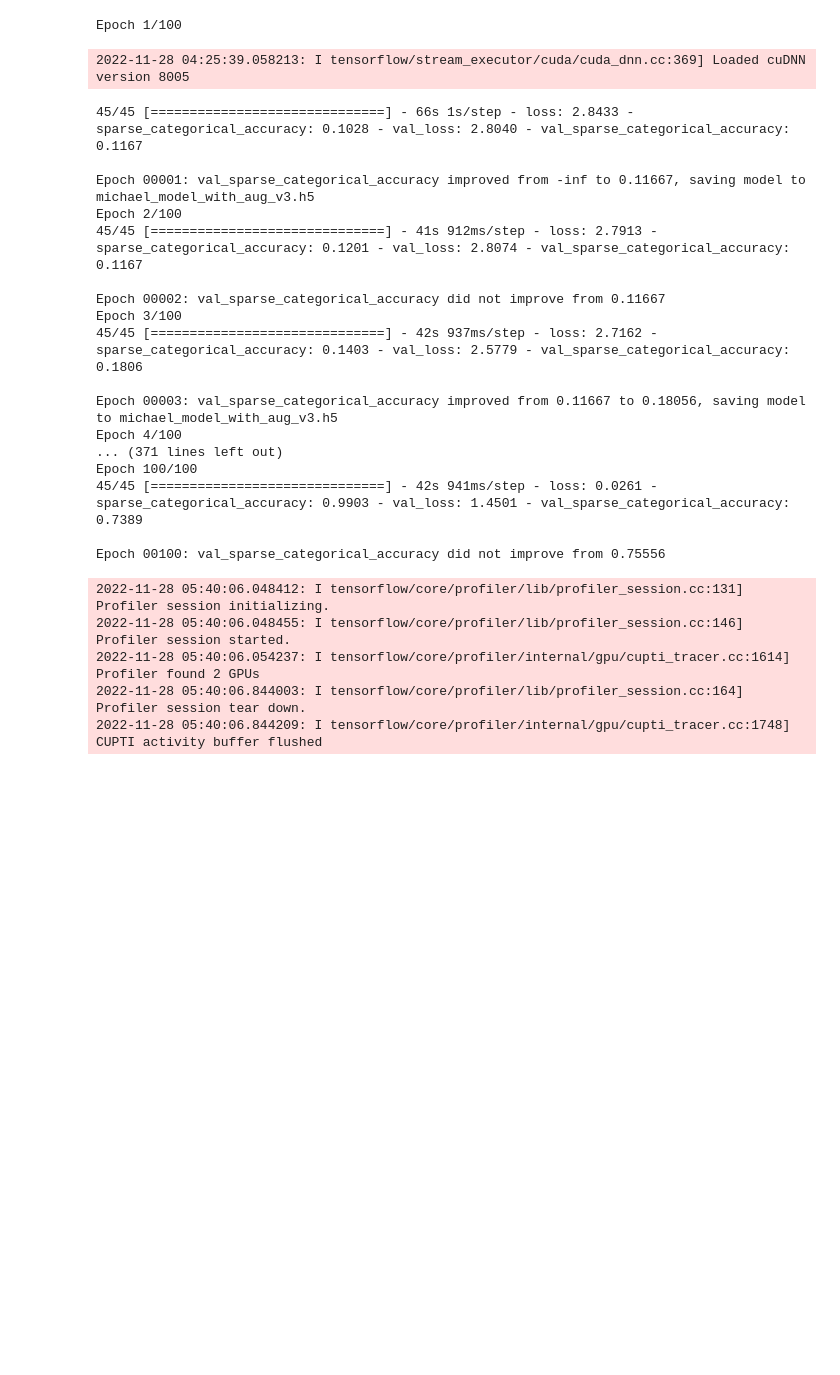
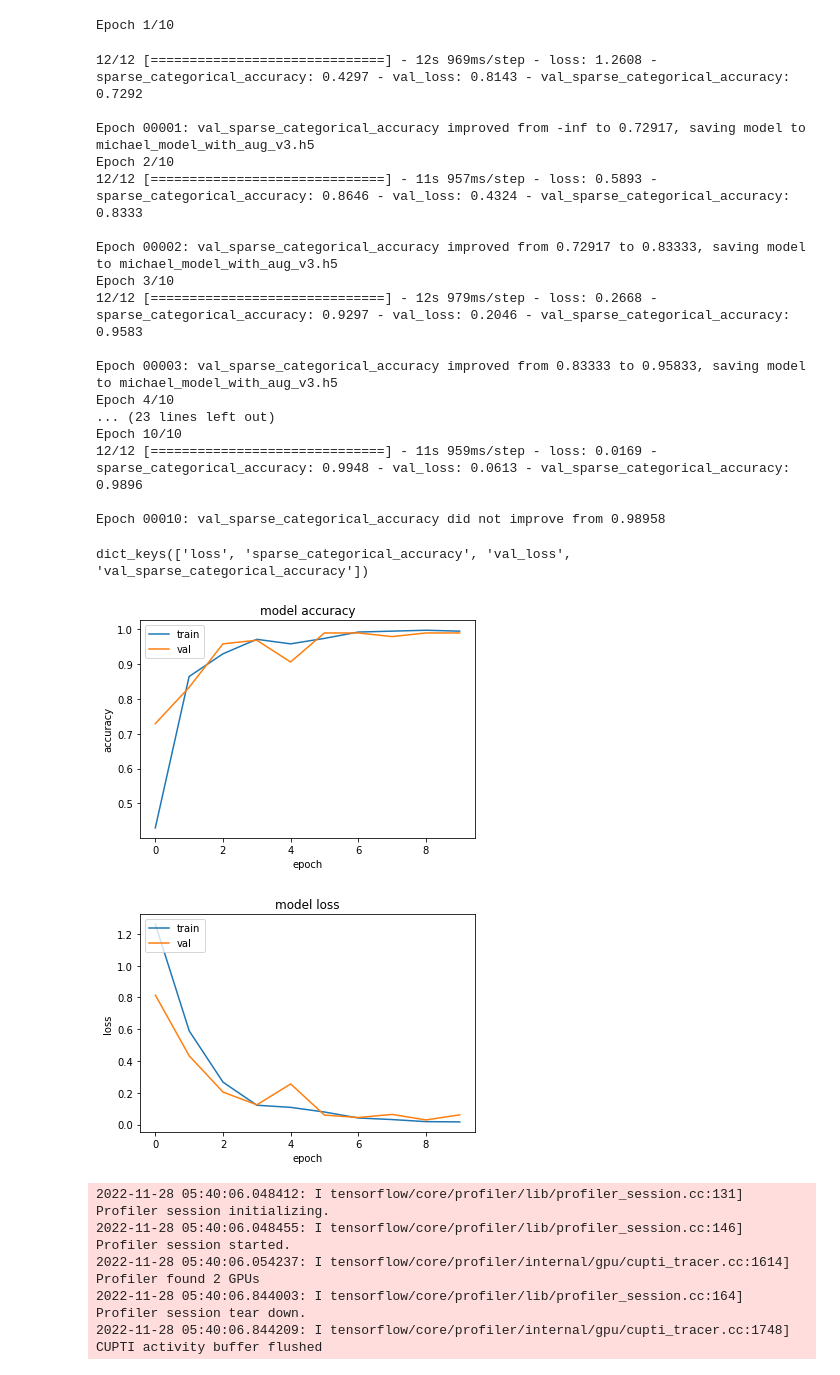
Before and after one commit to MSeutin/inYourFace, a Jupyter notebook: Michael_model/inyourface-michael.ipynb, the cells around one changed output. Cells and saved outputs as stored; diff of their text form; code cells hidden in the pictures; blank space fills up the shorter version.

Commit message:
Kaggle Notebook | inYourFace-Michael | Version 22

```diff
--- a/Michael_model/inyourface-michael.ipynb
+++ b/Michael_model/inyourface-michael.ipynb
@@ -14,10 +14,10 @@ from tensorflow import keras
 import tensorflow_hub as hub
 
 
-dirname = '/kaggle/input/celebrity-face-image-dataset/Celebrity Faces Dataset/'
+dirname = '/kaggle/input/'
 
-class_count = 17
-ds_size = 1800
+class_count = 4
+ds_size = 480
 
 batch_size = 32
 img_height = 224
@@ -97,14 +99,17 @@ for images, labels in train_ds.take(1):
 # %%
 # Data Augmentation
 # Because our model is overfitting
+
 data_augmentation = keras.Sequential(
   [
-    layers.RandomFlip("horizontal_and_vertical",
+    layers.RandomFlip("horizontal",
                       input_shape=(img_height,
                                   img_width,
                                   3)),
     layers.RandomRotation(0.2),
     layers.RandomZoom(0.1),
+#     layers.RandomBrightness(factor=0.2),
+    layers.RandomContrast(factor=0.2)
   ]
 )
 # %%
@@ -170,35 +171,58 @@ import datetime
 # Train the Model
 # Train the model for 10 epochs with the Keras Model.fit method
 newModel.compile(
-  optimizer=tf.keras.optimizers.SGD(learning_rate=0.008, momentum=0.0),
+  optimizer=tf.keras.optimizers.SGD(learning_rate=0.0006),
   loss=tf.keras.losses.SparseCategoricalCrossentropy(from_logits=True),
   metrics=[tf.keras.metrics.sparse_categorical_accuracy])
 # %%
-NUM_EPOCHS = 100
+NUM_EPOCHS = 10
 
 history = newModel.fit(train_aug_ds,
                     validation_data=val_aug_ds,
                     epochs=NUM_EPOCHS, callbacks=[best_model])
 # %% [output]
-Epoch 1/100
+Epoch 1/10
-2022-11-28 04:25:39.058213: I tensorflow/stream_executor/cuda/cuda_dnn.cc:369] Loaded cuDNN version 8005
+12/12 [==============================] - 12s 969ms/step - loss: 1.2608 - sparse_categorical_accuracy: 0.4297 - val_loss: 0.8143 - val_sparse_categorical_accuracy: 0.7292
+
+Epoch 00001: val_sparse_categorical_accuracy improved from -inf to 0.72917, saving model to michael_model_with_aug_v3.h5
+Epoch 2/10
+12/12 [==============================] - 11s 957ms/step - loss: 0.5893 - sparse_categorical_accuracy: 0.8646 - val_loss: 0.4324 - val_sparse_categorical_accuracy: 0.8333
+
+Epoch 00002: val_sparse_categorical_accuracy improved from 0.72917 to 0.83333, saving model to michael_model_with_aug_v3.h5
+Epoch 3/10
+12/12 [==============================] - 12s 979ms/step - loss: 0.2668 - sparse_categorical_accuracy: 0.9297 - val_loss: 0.2046 - val_sparse_categorical_accuracy: 0.9583
+
+Epoch 00003: val_sparse_categorical_accuracy improved from 0.83333 to 0.95833, saving model to michael_model_with_aug_v3.h5
+Epoch 4/10
+... (23 lines left out)
+Epoch 10/10
+12/12 [==============================] - 11s 959ms/step - loss: 0.0169 - sparse_categorical_accuracy: 0.9948 - val_loss: 0.0613 - val_sparse_categorical_accuracy: 0.9896
+
+Epoch 00010: val_sparse_categorical_accuracy did not improve from 0.98958
-45/45 [==============================] - 66s 1s/step - loss: 2.8433 - sparse_categorical_accuracy: 0.1028 - val_loss: 2.8040 - val_sparse_categorical_accuracy: 0.1167
-
-Epoch 00001: val_sparse_categorical_accuracy improved from -inf to 0.11667, saving model to michael_model_with_aug_v3.h5
-Epoch 2/100
-45/45 [==============================] - 41s 912ms/step - loss: 2.7913 - sparse_categorical_accuracy: 0.1201 - val_loss: 2.8074 - val_sparse_categorical_accuracy: 0.1167
-
-Epoch 00002: val_sparse_categorical_accuracy did not improve from 0.11667
-Epoch 3/100
-45/45 [==============================] - 42s 937ms/step - loss: 2.7162 - sparse_categorical_accuracy: 0.1403 - val_loss: 2.5779 - val_sparse_categorical_accuracy: 0.1806
-
-Epoch 00003: val_sparse_categorical_accuracy improved from 0.11667 to 0.18056, saving model to michael_model_with_aug_v3.h5
-Epoch 4/100
-... (371 lines left out)
-Epoch 100/100
-45/45 [==============================] - 42s 941ms/step - loss: 0.0261 - sparse_categorical_accuracy: 0.9903 - val_loss: 1.4501 - val_sparse_categorical_accuracy: 0.7389
-
-Epoch 00100: val_sparse_categorical_accuracy did not improve from 0.75556
+# %%
+print(history.history.keys())
+# %% [output]
+dict_keys(['loss', 'sparse_categorical_accuracy', 'val_loss', 'val_sparse_categorical_accuracy'])
+# %%
+# summarize history for accuracy
+plt.plot(history.history['sparse_categorical_accuracy'])
+plt.plot(history.history['val_sparse_categorical_accuracy'])
+plt.title('model accuracy')
+plt.ylabel('accuracy')
+plt.xlabel('epoch')
+plt.legend(['train', 'val'], loc='upper left')
+plt.show()
+# summarize history for loss
+plt.plot(history.history['loss'])
+plt.plot(history.history['val_loss'])
+plt.title('model loss')
+plt.ylabel('loss')
+plt.xlabel('epoch')
+plt.legend(['train', 'val'], loc='upper left')
+plt.show()
+# %% [output]
+[figure, added]
+[figure, added]
 # %%
 # newModel.save("./michael_model_with_aug_v3.h5", save_format = 'h5')
 # %%
```
Also changed, not shown: parts of 5 cells of this notebook.
